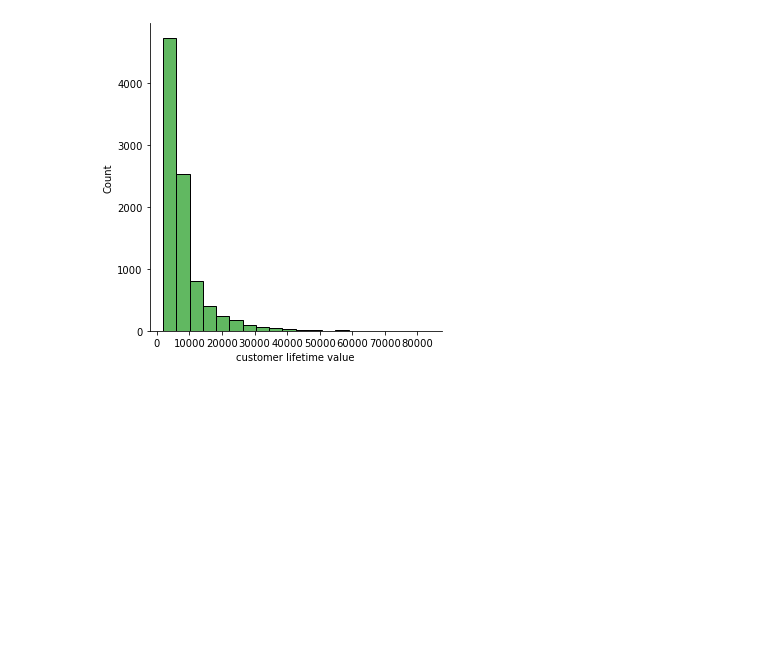
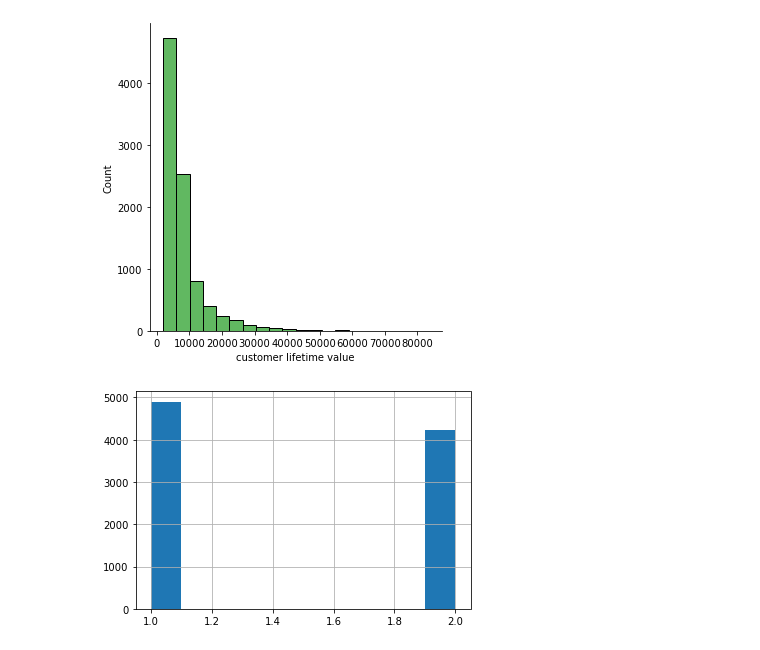
Before and after one commit to silviadifra/lab-customer-analysis-round-4, a Jupyter notebook: Lab-customer-analysis-round-4.ipynb, the cells around one changed output. Saved outputs shown, nothing was run; the diff lists cells and outputs as text; code cells hidden in the pictures; blank space fills up the shorter version.

```diff
--- a/Lab-customer-analysis-round-4.ipynb
+++ b/Lab-customer-analysis-round-4.ipynb
@@ -367,3 +344,8 @@ plt.show()
 [figure]
 # %%
 #Use Matplotlib to construct histograms
+numerical['months'].hist()
+plt.show()
+customer lifetime value
+# %% [output]
+[figure, added]
```
Also changed, not shown: parts of 14 cells of this notebook.
